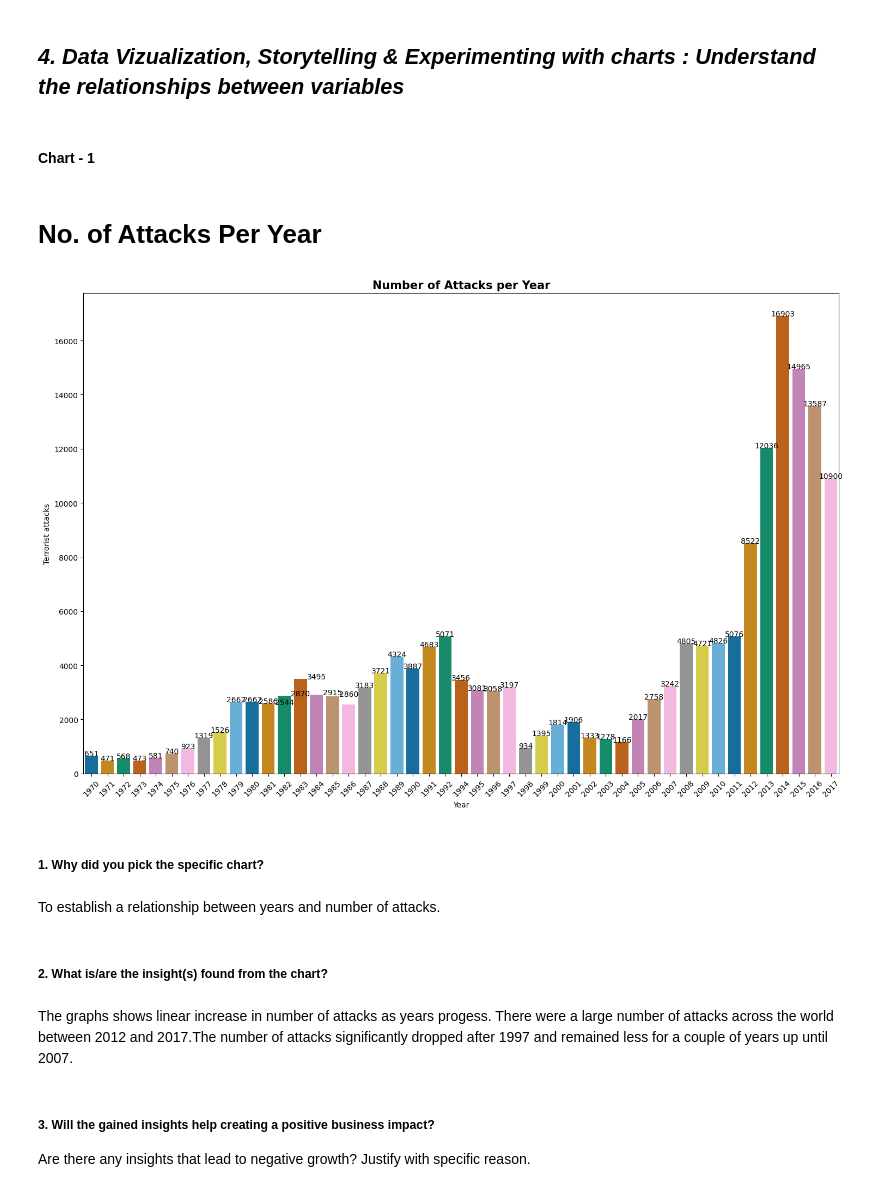
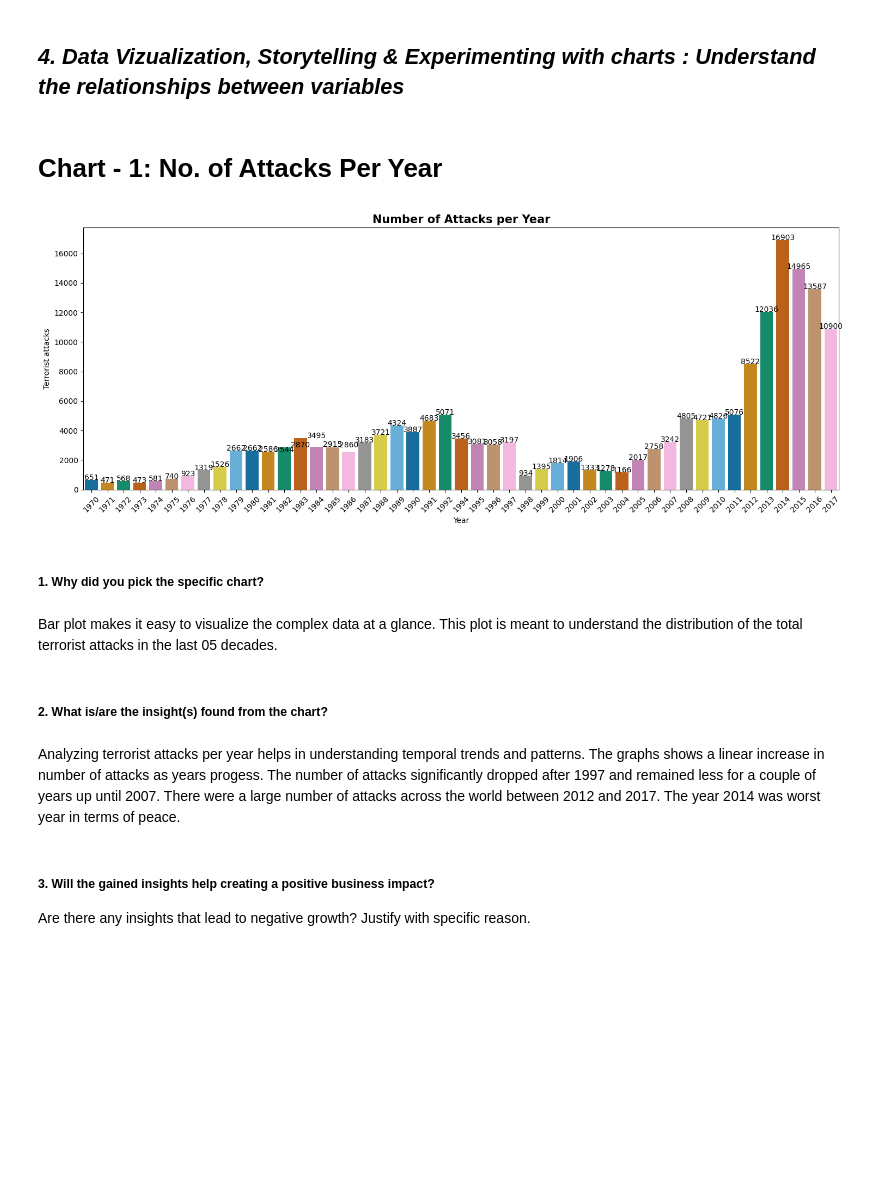
Before and after one commit to Mansi67/Global_Terrorism_Dataset_EDA, a Jupyter notebook: Global_Terrorism_Dataset_EDA.ipynb, the cells around one changed output. Saved outputs shown, nothing was run; the diff lists cells and outputs as text; code cells hidden in the pictures; blank space fills up the shorter version.

```diff
--- a/Global_Terrorism_Dataset_EDA.ipynb
+++ b/Global_Terrorism_Dataset_EDA.ipynb
@@ -287,33 +280,37 @@ Answer Here.
 # %% [markdown]
 ## ***4. Data Vizualization, Storytelling & Experimenting with charts : Understand the relationships between variables***
 # %% [markdown]
-#### Chart - 1
+# Chart - 1: **No. of Attacks Per Year**
-# %% [markdown]
-# **No. of Attacks Per Year**
 # %%
+#Finding unique years in the dataset
 x_year = df['Year'].unique()
+#Count of attacks per year
 y_count_years = df['Year'].value_counts(dropna = False).sort_index()
-plt.figure(figsize = (15,5))
+
+#Plot the barplot
+plt.figure(figsize = (15,6)) #Fig size
 ax=sns.barplot(x = x_year,
            y = y_count_years,palette='colorblind')
 plt.xticks(rotation = 45)
 plt.xlabel('Year')
 plt.ylabel('Terrorist attacks')
 plt.title('Number of Attacks per Year',fontsize = 15, fontweight="bold")
+
+#Show number of attacks on top of bars
 for i, v in enumerate(y_count_years):
    ax.text(i, v + 0.1, str(v), ha='center')
 plt.tight_layout()
 plt.show()
 # %% [output]
-[figure, old version]
+[figure, new version]
 # %% [markdown]
 ##### 1. Why did you pick the specific chart?
-# %% [markdown]
-To establish a relationship between years and number of attacks.
+# %% [markdown]
+Bar plot makes it easy to visualize the complex data at a glance. This plot is meant to understand the distribution of the total terrorist attacks in the last 05 decades.
 # %% [markdown]
 ##### 2. What is/are the insight(s) found from the chart?
 # %% [markdown]
-The graphs shows linear increase in number of attacks as years progess. There were a large number of attacks across the world between 2012 and 2017.The number of attacks significantly dropped after 1997 and remained less for a couple of years up until 2007.
+ Analyzing terrorist attacks per year helps in understanding temporal trends and patterns. The graphs shows a linear increase in number of attacks as years progess. The number of attacks significantly dropped after 1997 and remained less for a couple of years up until 2007. There were a large number of attacks across the world between 2012 and 2017. The year 2014 was worst year in terms of peace.
 # %% [markdown]
 ##### 3. Will the gained insights help creating a positive business impact?
 Are there any insights that lead to negative growth? Justify with specific reason.
```
Also changed, not shown: parts of 69 cells of this notebook.
